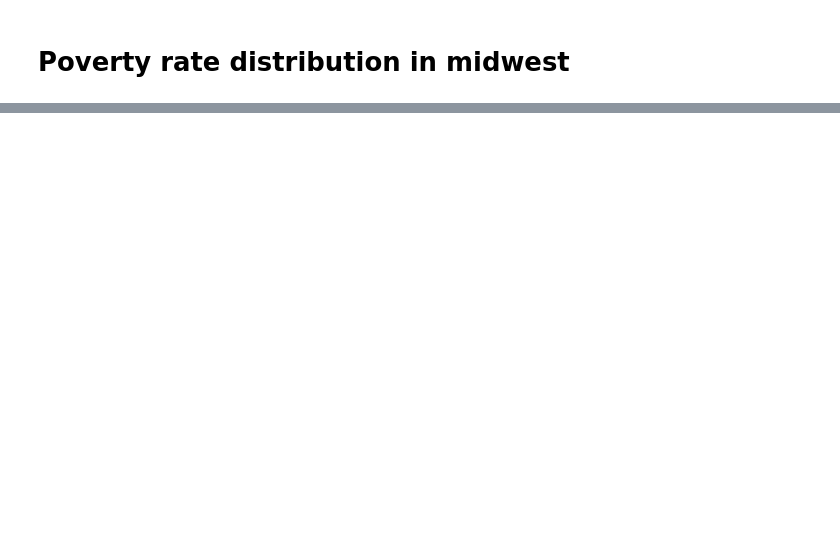
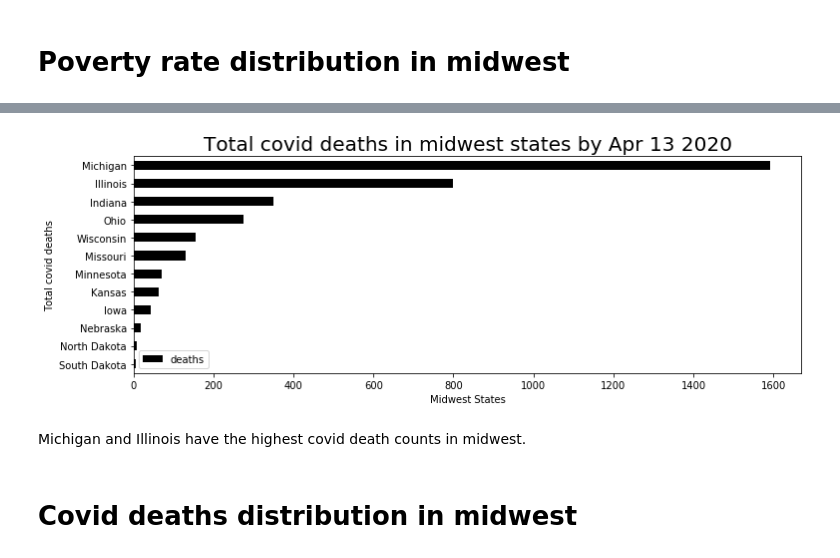
Before and after one commit to YaluZhou/project1, a Jupyter notebook: Midwest.ipynb, the cells around one changed output, grey strips where cells are left out. Drawn from its saved outputs; the diff is of its cells as text; code cells hidden in the pictures; blank space fills up the shorter version.

```diff
--- a/Midwest.ipynb
+++ b/Midwest.ipynb
@@ -878,0 +761,5 @@ poverty_covid_death_correlation
+# %%
+# Calculate the total covid death by state
+mw_state_covid_df = mw_census_covid_df.groupby('state')
+mw_state_mortality_df = pd.DataFrame(mw_state_covid_df['deaths'].sum().sort_values())
+mw_state_mortality_df
@@ -878,0 +781,14 @@ poverty_covid_death_correlation
+# %%
+# Bar plot to show covid deaths per state
+state_mortality_bar_chart = mw_state_mortality_df.plot(kind='barh', color="black", figsize=(12,4))
+state_mortality_bar_chart.set_title("Total covid deaths in midwest states by Apr 13 2020",fontsize=20)
+state_mortality_bar_chart.set_xlabel("Midwest States")
+state_mortality_bar_chart.set_ylabel("Total covid deaths")
+plt.savefig('Total covid deaths in midwest states by Apr 13 2020.png')
+plt.show()
+# %% [output]
+[figure, added]
+# %% [markdown]
+Michigan and Illinois have the highest covid death counts in midwest.
+# %% [markdown]
+# Covid deaths distribution in midwest
```
Also changed, not shown: parts of 103 cells of this notebook.
